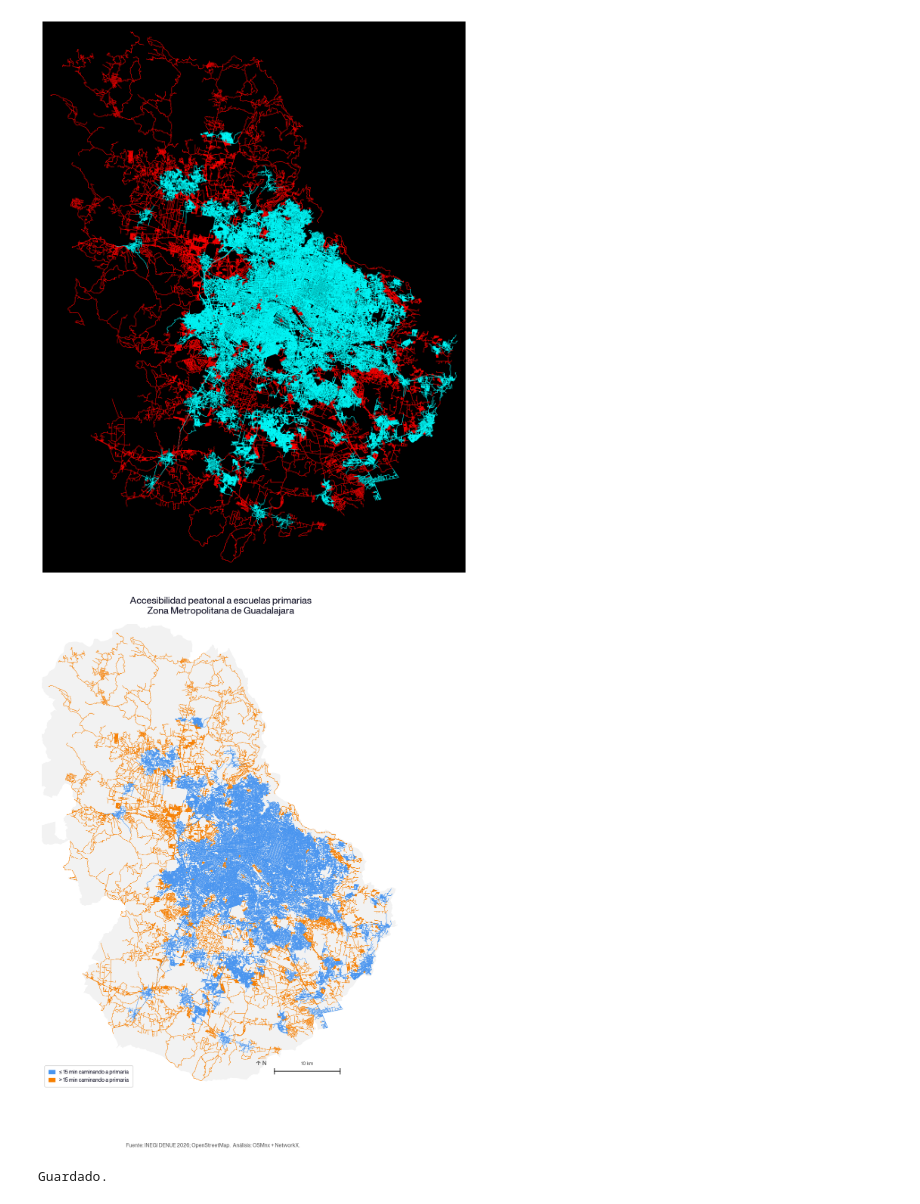
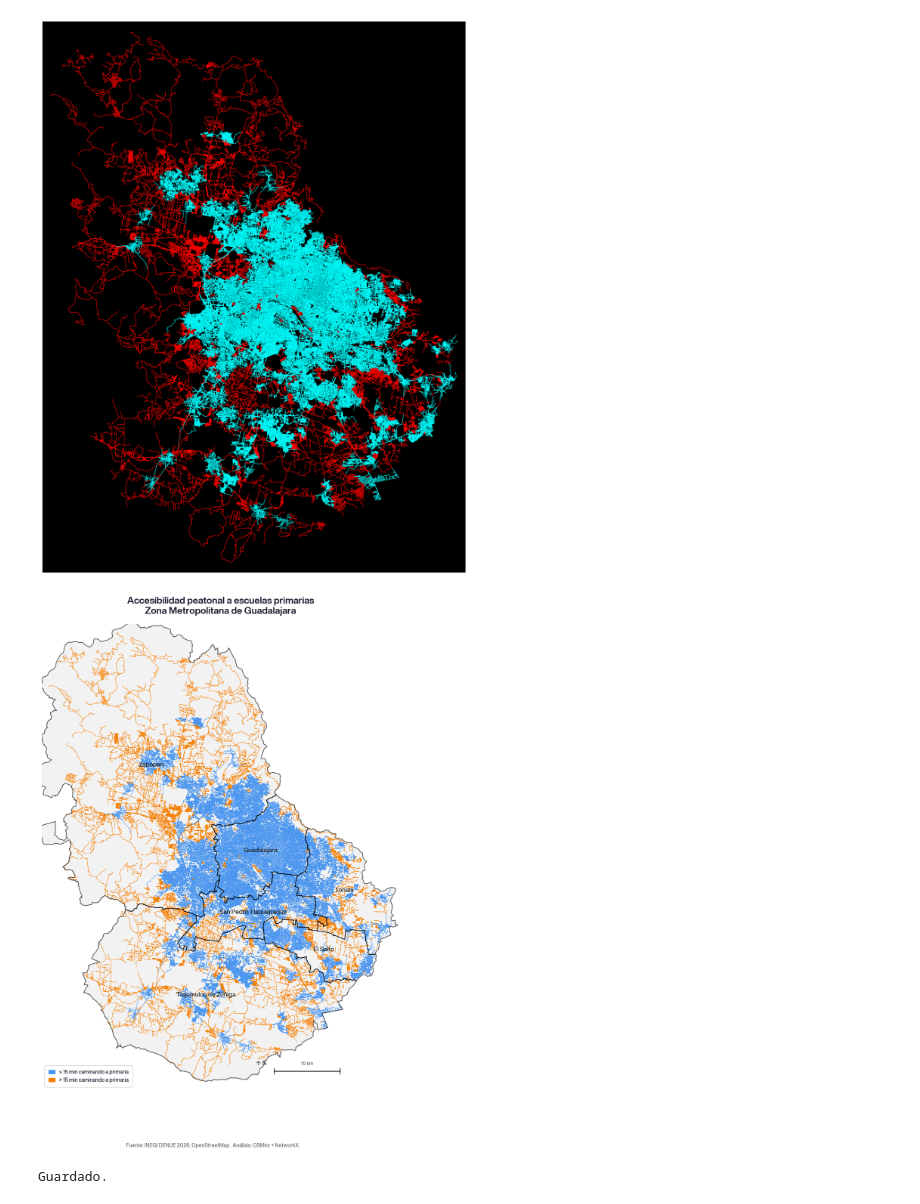
Before and after one commit to jpvillarh/urban-accessibility-gdl, a Jupyter notebook: 01_urban_network_guadalajara.ipynb, the cells around one changed output. Saved outputs shown, nothing was run; the diff lists cells and outputs as text; code cells hidden in the pictures.

Commit message:
Add refined map with municipal boundaries and labels

```diff
--- a/01_urban_network_guadalajara.ipynb
+++ b/01_urban_network_guadalajara.ipynb
@@ -462,6 +451,7 @@ zm_places = [
 ]
 zm_gdf = ox.geocode_to_gdf(zm_places).to_crs(nodes_zm.crs)
 
+# 1. Crear figura primero
 fig, ax = ox.plot_graph(
     G_zm_proj,
     node_size=0,
@@ -473,40 +463,56 @@ fig, ax = ox.plot_graph(
     close=False
 )
 
+# 2. Mancha gris
 zm_gdf.plot(ax=ax, color='#e0e0e0', alpha=0.4, zorder=0)
 
+# 3. Límites municipales
+zm_gdf.boundary.plot(ax=ax, color='black', linewidth=1.5, alpha=0.6)
+
+# 4. Nombres de municipios
+for _, row in zm_gdf.iterrows():
+    centroid = row.geometry.centroid
+    ax.text(centroid.x, centroid.y, row['name'],
+            color='#222222', fontsize=12, ha='center', va='center',
+            fontweight='medium', zorder=5)
+
+# 5. Título
 ax.set_title(
     "Accesibilidad peatonal a escuelas primarias\nZona Metropolitana de Guadalajara",
-    color='#1a1a2e', fontsize=18, fontweight='medium', pad=20
+    color='#1a1a2e', fontsize=18, fontweight='bold', pad=20
 )
 
+# 6. Leyenda
 ax.legend(
     handles=[
         mpatches.Patch(color=COVERED, label='≤ 15 min caminando a primaria'),
         mpatches.Patch(color=GAP, label='> 15 min caminando a primaria')
     ],
     loc='lower left', fontsize=10,
     facecolor='white', edgecolor='#cccccc',
     labelcolor='#1a1a2e', framealpha=0.9,
     borderpad=0.8, handlelength=1.2
 )
 
+# 7. Escala y norte
 xmin, xmax = ax.get_xlim()
 ymin, ymax = ax.get_ylim()
 sx = xmin + (xmax - xmin) * 0.65
 sy = ymin + (ymax - ymin) * 0.04
 
 ax.plot([sx, sx + 10000], [sy, sy], color='#333333', linewidth=2, alpha=0.8)
 ax.plot([sx, sx], [sy-400, sy+400], color='#333333', linewidth=2, alpha=0.8)
 ax.plot([sx+10000, sx+10000], [sy-400, sy+400], color='#333333', linewidth=2, alpha=0.8)
 ax.text(sx + 5000, sy + 900, '10 km', color='#333333', fontsize=9, ha='center', alpha=0.8)
 ax.text(sx - 2000, sy + 900, '↑ N', color='#333333', fontsize=11, ha='center', fontweight='bold', alpha=0.8)
 
-fig.text(0.5, 0.015, 'Fuente: INEGI DENUE 2026; OpenStreetMap.  Análisis: OSMnx + NetworkX.', ha='center', color='#666666', fontsize=10)
+# 8. Fuente
+fig.text(0.5, 0.015, 'Fuente: INEGI DENUE 2026; OpenStreetMap.  Análisis: OSMnx + NetworkX.',
+         ha='center', color='#666666', fontsize=10)
 
-plt.savefig('accesibilidad_primarias_zm_gdl_v2.png', dpi=150, bbox_inches='tight', facecolor=BG)
+plt.savefig('accesibilidad_primarias_zm_gdl_v2.png', dpi=150, facecolor=BG)
 plt.show()
 print("Guardado.")
 # %% [output]
-[figure, old version]
+[figure, new version]
 Guardado.
```
Also changed, not shown: parts of 4 cells of this notebook, 1 other file.
